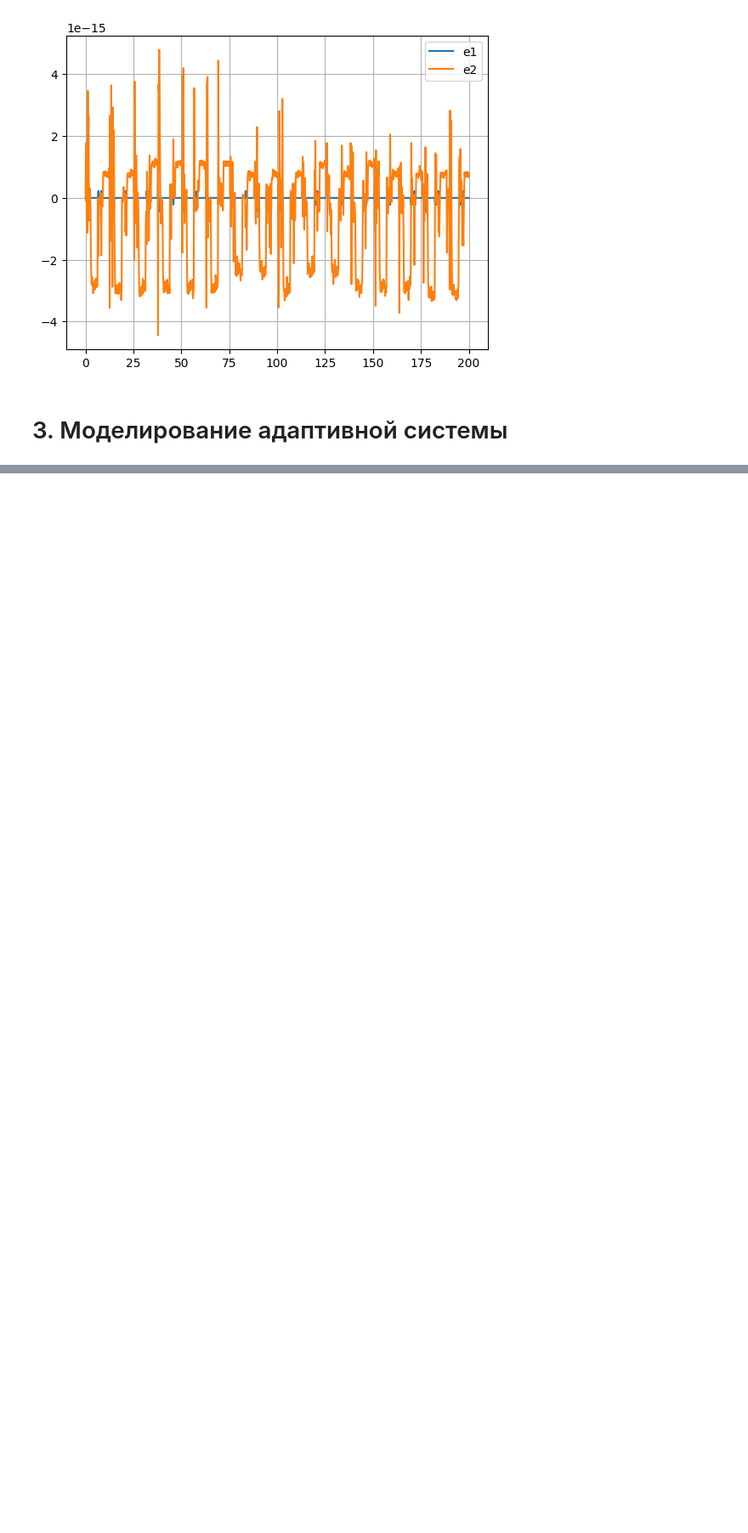
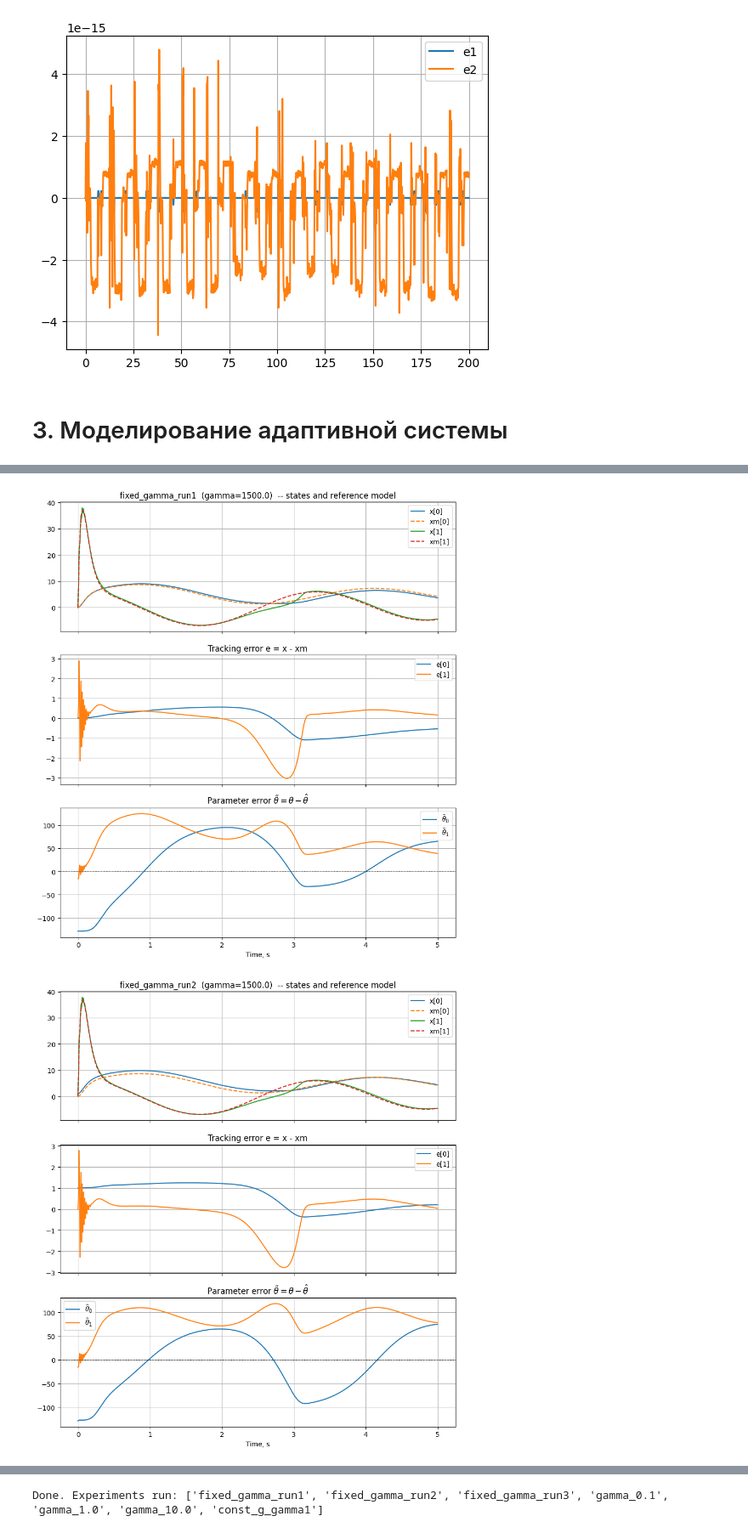
Before and after one commit to AAShakirov/Modern-Control-Systems, a Jupyter notebook: lab3.ipynb, the cells around one changed output, grey strips where cells are left out. Shown at 85% size. Saved outputs shown, nothing was run; the diff lists cells and outputs as text; code cells hidden in the pictures; blank space fills up the shorter version.

```diff
--- a/lab3.ipynb
+++ b/lab3.ipynb
@@ -220,0 +320,17 @@ plt.grid(); plt.legend(); plt.show()
+# %%
+# ---------------- Симуляция ----------------
+def simulate(closed_loop_fun, y0, t_span=(0,16), t_eval=None):
+    if t_eval is None:
+        t_eval = np.linspace(t_span[0], t_span[1], 2000)
+    sol = solve_ivp(closed_loop_fun, t_span, y0, t_eval=t_eval, max_step=0.01)
+    if not sol.success:
+        raise RuntimeError("Integration failed: " + sol.message)
+    return sol.t, sol.y.T
+# %%
+# ---------------- Эксперименты ----------------
+tspan = (0.0, 5.0)
+# tspan = (0.0, 0.5)
+# t_eval = np.linspace(*tspan, 2000)
+t_eval = np.linspace(*tspan, 10000)
+
+results = []
@@ -220,0 +363,36 @@ plt.grid(); plt.legend(); plt.show()
+# %%
+# ---------------- Визуализация результатов ----------------
+def plot_experiment(name, gamma, t, Y):
+    x = Y[:, 0:2]
+    xm = Y[:, 2:4]
+    theta_hat = Y[:, 4:6]
+    theta_tilde = np.tile(theta, (len(t),1)) - theta_hat
+    e = x - xm
+
+    fig, axs = plt.subplots(3, 1, figsize=(9,10), sharex=True)
+    axs[0].plot(t, x[:,0], label='x[0]'); axs[0].plot(t, xm[:,0], '--', label='xm[0]')
+    axs[0].plot(t, x[:,1], label='x[1]'); axs[0].plot(t, xm[:,1], '--', label='xm[1]')
+    axs[0].set_title(f"{name}  (gamma={gamma})  -- states and reference model")
+    axs[0].legend(); axs[0].grid(True)
+
+    axs[1].plot(t, e[:,0], label='e[0]'); axs[1].plot(t, e[:,1], label='e[1]')
+    axs[1].set_title("Tracking error e = x - xm")
+    axs[1].legend(); axs[1].grid(True)
+
+    axs[2].plot(t, theta_tilde[:,0], label=r'$\tilde{\theta}_0$'); axs[2].plot(t, theta_tilde[:,1], label=r'$\tilde{\theta}_1$')
+    axs[2].axhline(0, color='k', linestyle=':', linewidth=0.7)
+    axs[2].set_title(r'Parameter error $\tilde{\theta} = \theta - \hat{\theta}$')
+    axs[2].legend(); axs[2].grid(True)
+
+    plt.xlabel("Time, s")
+    plt.tight_layout()
+    plt.show()
+
+# Plot all results
+for (name, gamma, gfun, t, Y) in results:
+    plot_experiment(name, gamma, t, Y)
+
+print("Done. Experiments run:", [r[0] for r in results])
+# %% [output]
+[figure, added]
+[figure, added]
@@ -220,0 +404 @@ plt.grid(); plt.legend(); plt.show()
+Done. Experiments run: ['fixed_gamma_run1', 'fixed_gamma_run2', 'fixed_gamma_run3', 'gamma_0.1', 'gamma_1.0', 'gamma_10.0', 'const_g_gamma1']
```
Also changed, not shown: parts of 7 cells of this notebook.
